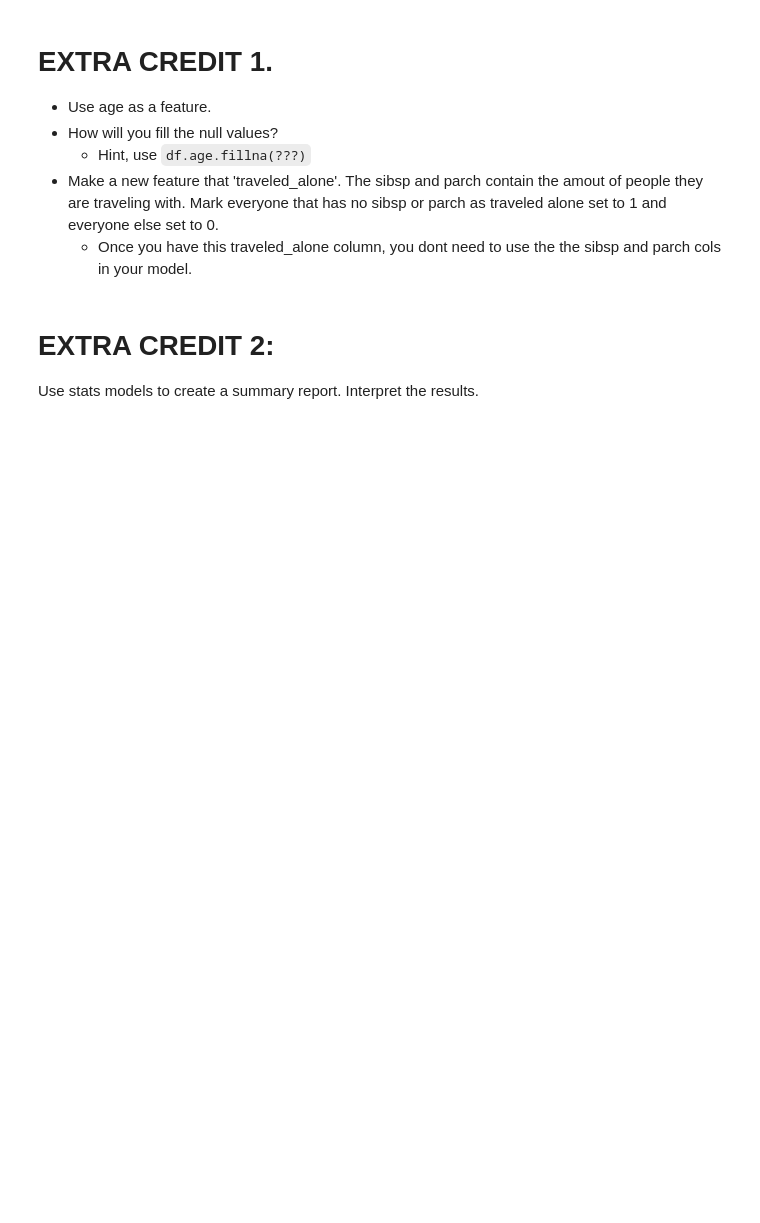
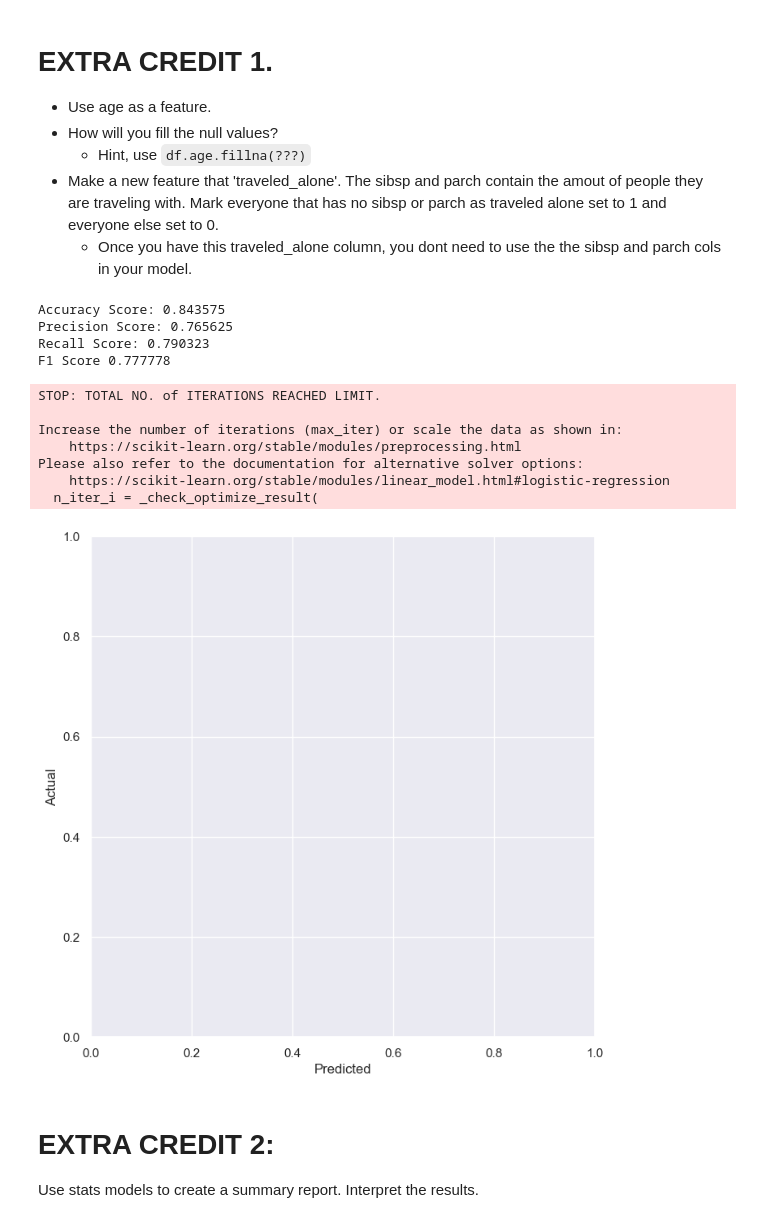
Before and after one commit to azhu000/my-fork-2023-fall-data-science, a Jupyter notebook: Week-03-Intro-To-ML/Exercise-AZ.ipynb, the cells around one changed output. Cells and saved outputs as stored; diff of their text form; code cells hidden in the pictures; blank space fills up the shorter version.

```diff
--- a/Week-03-Intro-To-ML/Exercise-AZ.ipynb
+++ b/Week-03-Intro-To-ML/Exercise-AZ.ipynb
@@ -177,54 +337,78 @@ df = pd.read_csv('data/titanic.csv')
 
 # Run pd.get_dummies on sex, pclass, and embarked of your DataFrame.
 
+df = pd.get_dummies(df, columns=['sex', 'pclass', 'embarked'])
+
 
 # Fill null age values with mean age.
+df['age'].fillna(df['age'].mean(), inplace=True)
 
 
 # Create new traveled_alone feature
-
+df["traveled_alone"] = np.where(((df["sibsp"] == 0) & (df["parch"] == 0)), 1, 0)
 
 # Update your `selected_features` to include the new traveled alone and age
-
+selected_features = ['traveled_alone','age','pclass_1',
+                     'pclass_2','pclass_3','embarked_C',
+                     'embarked_Q','embarked_S','sex_male']
 
 # Define your X and y variables
+X = df[selected_features]
+
+y = df['survived']
 
 
 # Split our data into testing and training.
 # Remeber to use the same random state as you used before
 X_train, X_test, y_train, y_test = train_test_split(X, y, test_size=0.2, random_state=45)
 
 
 # Initalize our model
 model_3 = LogisticRegression()
 
 # Fit / Train our model using our training data.
 
+model_3.fit(X=X_train, y=y_train)
+
 # Make new predicitions using our testing data.
 
+y_pred_3 = model_3.predict(X_test)
 
 # Calculate our accuracy
-accuracy_3 =
+accuracy_3 = accuracy_score(y_test, y_pred_3)
 
 # Calculate our precision score
-precision_3 =
+precision_3 = precision_score(y_test, y_pred_3)
 
 # Calculate our recall score
-recall_3 =
+recall_3 = recall_score(y_test, y_pred_3)
 
 # Calculate your f1-score
-f1_3 =
+f1_3 = f1_score(y_test, y_pred_3)
 
 # Print each of our scores to inspect performance.
 print("Accuracy Score: %f" % accuracy_3)
 print("Precision Score: %f" % precision_3)
 print("Recall Score: %f" % recall_3)
 print('F1 Score %f' % f1_3)
 
 # Plot your confusion matrix.
 fig = plt.figure(figsize=(8,8))
 plt.xlabel('Predicted')
 plt.ylabel('Actual');
+# %% [output]
+Accuracy Score: 0.843575
+Precision Score: 0.765625
+Recall Score: 0.790323
+F1 Score 0.777778
+STOP: TOTAL NO. of ITERATIONS REACHED LIMIT.
+
+Increase the number of iterations (max_iter) or scale the data as shown in:
+    https://scikit-learn.org/stable/modules/preprocessing.html
+Please also refer to the documentation for alternative solver options:
+    https://scikit-learn.org/stable/modules/linear_model.html#logistic-regression
+  n_iter_i = _check_optimize_result(
+[figure, added]
 # %% [markdown]
 # EXTRA CREDIT 2:
 
```
Also changed, not shown: parts of 16 cells of this notebook, 1 other file.
